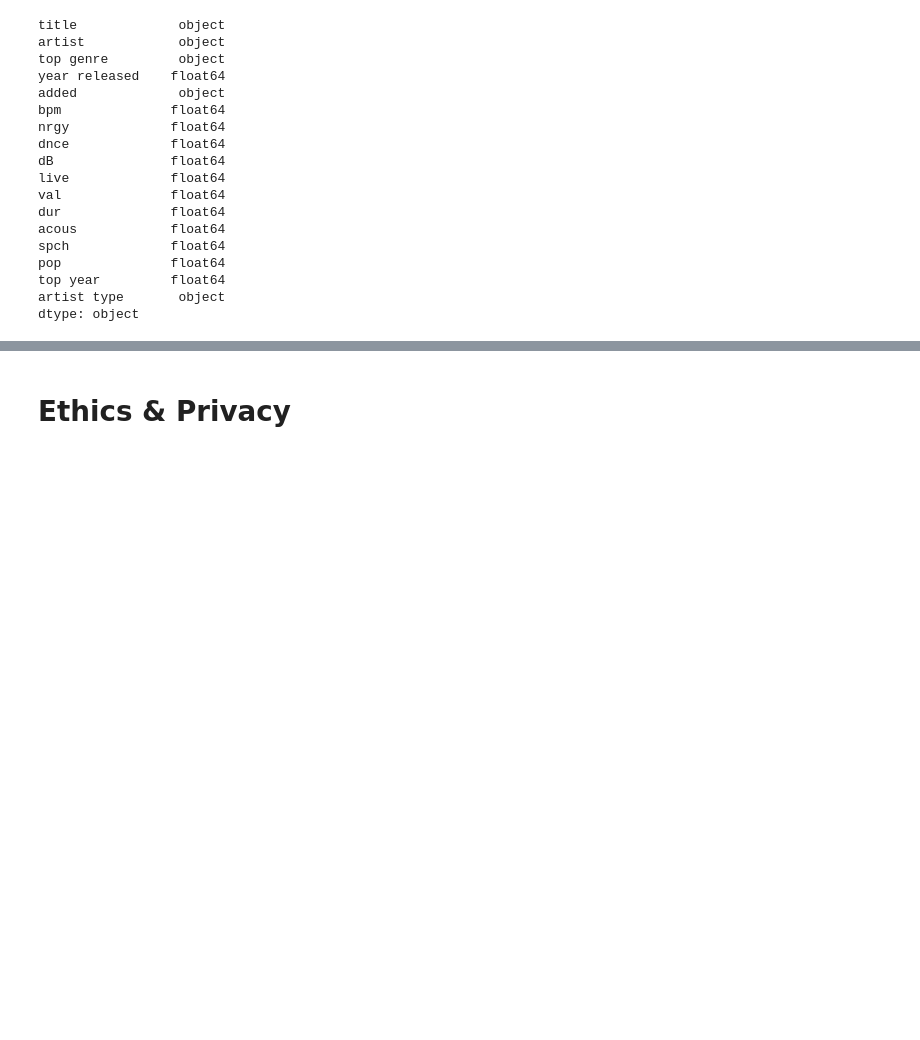
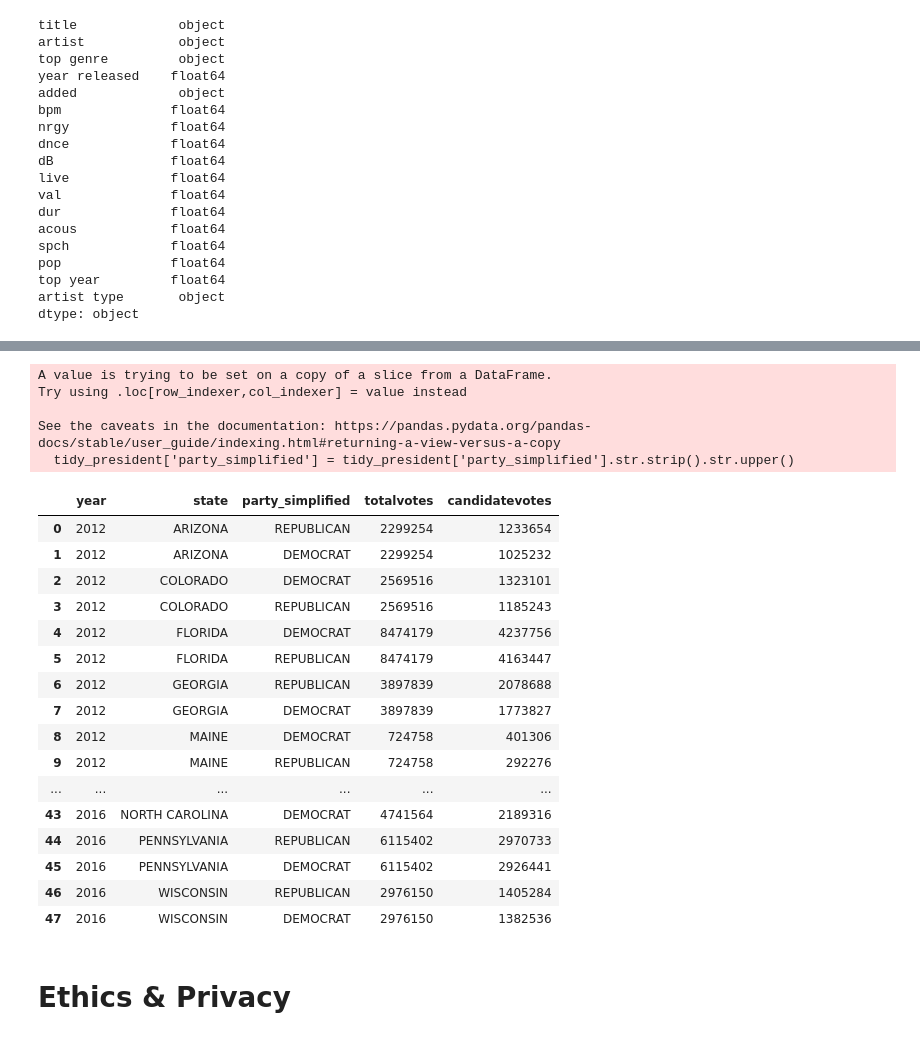
Before and after one commit to katiemoc/musical-politics, a Jupyter notebook: DataCheckpoint_Group093-FA24.ipynb, the cells around one changed output, grey strips where cells are left out. Cells and saved outputs as stored; diff of their text form; code cells hidden in the pictures; blank space fills up the shorter version.

```diff
--- a/DataCheckpoint_Group093-FA24.ipynb
+++ b/DataCheckpoint_Group093-FA24.ipynb
@@ -200,3 +243,49 @@ True
+# %%
+# Since we are using Spotify data from 2011 to 2019, we will only use election data from these years as well.
+tidy_president = president[(president['year'] >= 2011) & (president['year'] <= 2019)]
+
+# We also want to compare only the democrat and republican candidates, as they receive the majority of votes during each election.
+# To be safe, we will strip and make every value uppercase in the "party_simplified" column.
+tidy_president['party_simplified'] = tidy_president['party_simplified'].str.strip().str.upper()
+tidy_president = tidy_president[tidy_president['party_simplified'].isin(['DEMOCRAT','REPUBLICAN'])]
+
+# We are only focusing on swing states' data, so we will clean our data to only include those.
+# From our description above, the 13 most widely known swing states are Wisconsin, Pennsylvania, New Hampshire,
+# Minnesota, Arizona, Georgia, Virginia, Florida, Michigan, Nevada, Colorado, North Carolina, and Maine.
+# To be safe, we will strip and make every value uppercase in the "state" column.
+tidy_president['state'] = tidy_president['state'].str.strip().str.upper()
+tidy_president = tidy_president[tidy_president['state'].isin(['WISCONSIN','PENNSYLVANIA','NEW HAMPSHIRE','MINNESOTA',\
+                                                              'ARIZONA','GEORGIA','VIRGINA', 'FLORIDA','MICHIGAN','NEVADA',\
+                                                              'COLORADO','NORTH CAROLINA', 'MAINE'])]
+
+# Reset the index
+# Lastly, we are going to focus on the "year", "state", "party_simplified", "totalvotes", and "candidatevotes" columns.
+tidy_president = tidy_president.reset_index()
+tidy_president = tidy_president[["year", "state", "party_simplified", "totalvotes", "candidatevotes"]]
+tidy_president
+# %% [output]
+A value is trying to be set on a copy of a slice from a DataFrame.
+Try using .loc[row_indexer,col_indexer] = value instead
+
+See the caveats in the documentation: https://pandas.pydata.org/pandas-docs/stable/user_guide/indexing.html#returning-a-view-versus-a-copy
+  tidy_president['party_simplified'] = tidy_president['party_simplified'].str.strip().str.upper()
+|  | year | state | party_simplified | totalvotes | candidatevotes |
+| 0 | 2012 | ARIZONA | REPUBLICAN | 2299254 | 1233654 |
+| 1 | 2012 | ARIZONA | DEMOCRAT | 2299254 | 1025232 |
+| 2 | 2012 | COLORADO | DEMOCRAT | 2569516 | 1323101 |
+| 3 | 2012 | COLORADO | REPUBLICAN | 2569516 | 1185243 |
+| 4 | 2012 | FLORIDA | DEMOCRAT | 8474179 | 4237756 |
+| 5 | 2012 | FLORIDA | REPUBLICAN | 8474179 | 4163447 |
+| 6 | 2012 | GEORGIA | REPUBLICAN | 3897839 | 2078688 |
+| 7 | 2012 | GEORGIA | DEMOCRAT | 3897839 | 1773827 |
+| 8 | 2012 | MAINE | DEMOCRAT | 724758 | 401306 |
+| 9 | 2012 | MAINE | REPUBLICAN | 724758 | 292276 |
+| ... | ... | ... | ... | ... | ... |
+| 43 | 2016 | NORTH CAROLINA | DEMOCRAT | 4741564 | 2189316 |
+| 44 | 2016 | PENNSYLVANIA | REPUBLICAN | 6115402 | 2970733 |
+| 45 | 2016 | PENNSYLVANIA | DEMOCRAT | 6115402 | 2926441 |
+| 46 | 2016 | WISCONSIN | REPUBLICAN | 2976150 | 1405284 |
+| 47 | 2016 | WISCONSIN | DEMOCRAT | 2976150 | 1382536 |
 # %% [markdown]
 # Ethics & Privacy
 # %% [markdown]
```
Also changed, not shown: parts of 15 cells of this notebook.
